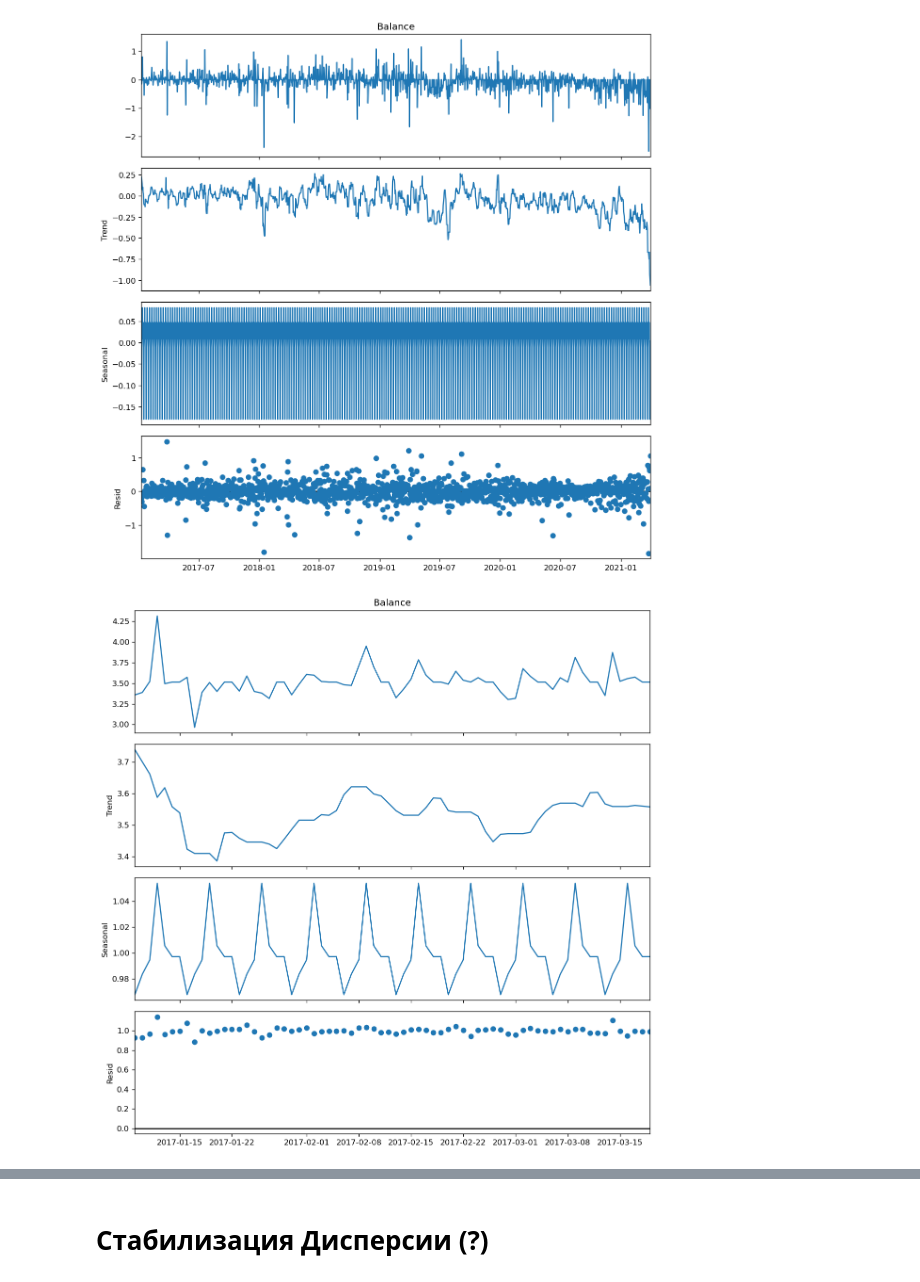
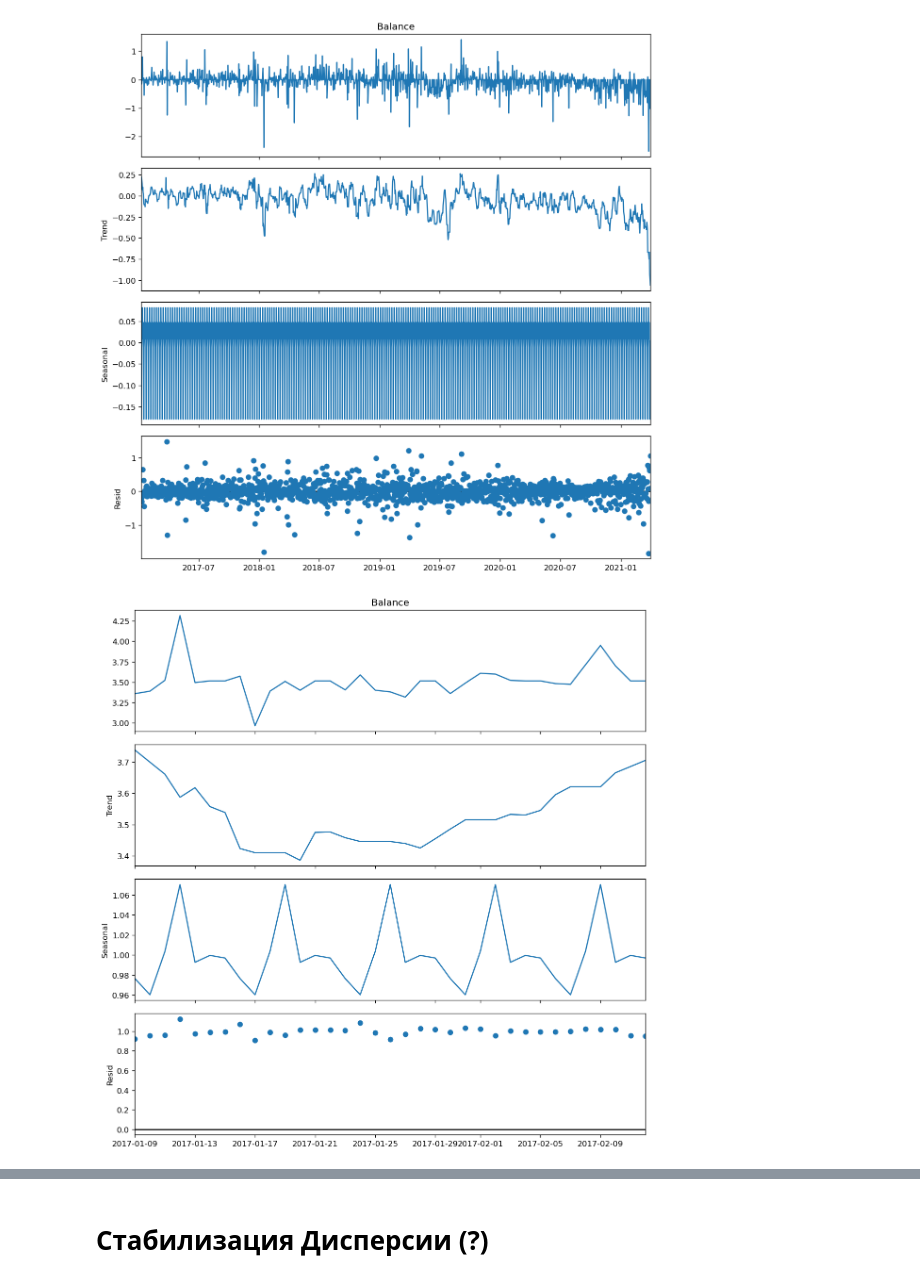
Before and after one commit to xCthulhuFtagn/Time_series_project, a Jupyter notebook: baseline.ipynb, the cells around one changed output, grey strips where cells are left out. Drawn from its saved outputs; the diff is of its cells as text; code cells hidden in the pictures.

```diff
--- a/baseline.ipynb
+++ b/baseline.ipynb
@@ -121,14 +121,14 @@ plt.show()
 # %%
 df.posBalance = df.Balance + np.abs(df.Balance.min()) + 1
 
-result_add = seasonal_decompose(df.posBalance[:70], model='multiplicative', extrapolate_trend='freq')
+result_add = seasonal_decompose(df.posBalance[:35], model='multiplicative', extrapolate_trend='freq')
 
 # Plot
 plt.rcParams.update({'figure.figsize': (10,10)})
 result_add.plot()
 plt.show()
 # %% [output]
-[figure, old version]
+[figure, new version]
 # %%
 result_add.seasonal
 
```
Also changed, not shown: parts of 15 cells of this notebook.
